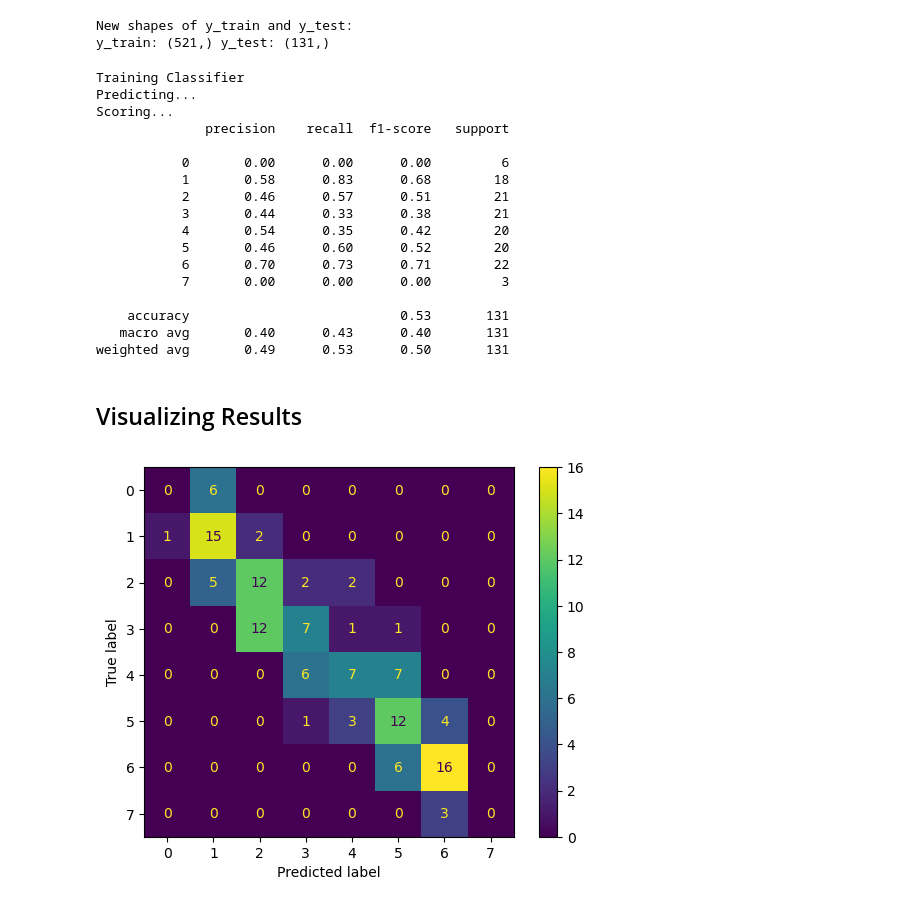
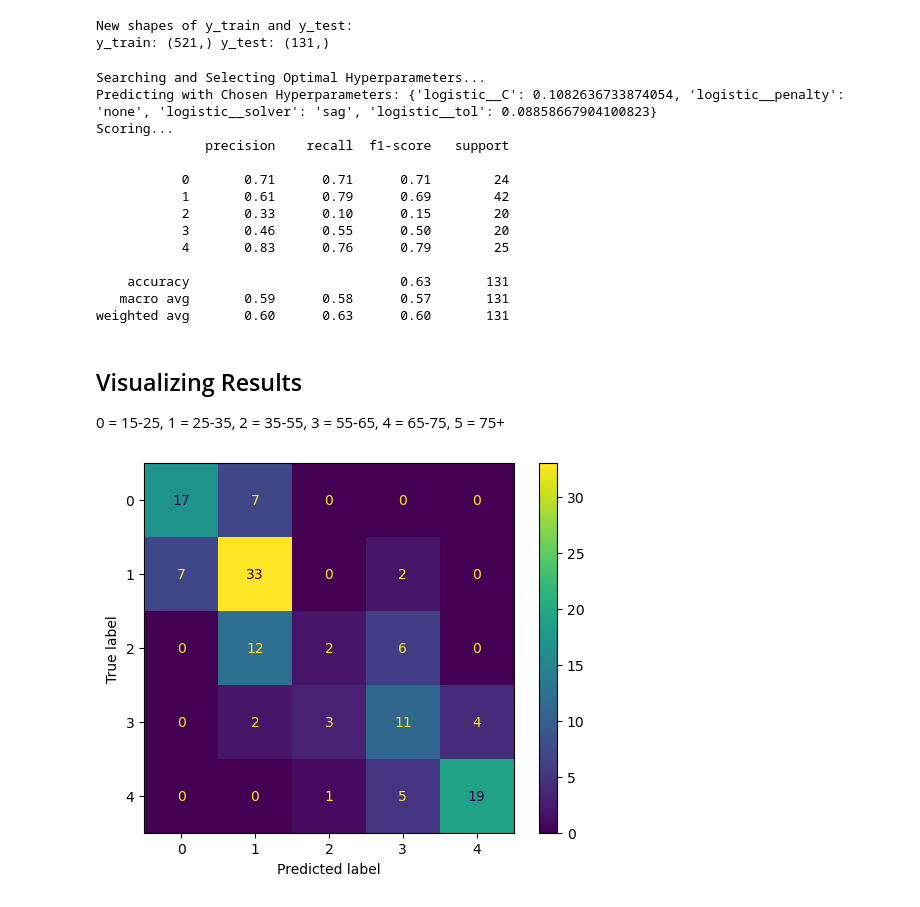
Before and after one commit to MaxMascini/Neural-Nexus-Ninjas, a Jupyter notebook: code/ML Classification.ipynb, the cells around one changed output. Cells and saved outputs as stored; diff of their text form; code cells hidden in the pictures.

```diff
--- a/code/ML Classification.ipynb
+++ b/code/ML Classification.ipynb
@@ -73,8 +73,8 @@ plt.show()
 [figure]
 # %%
 # Age Binning
-    # 0 = 15-24, 1 = 25-34, 2 = 35-44, 3 = 45-54, 4 = 55-64, 5 = 65-74, 6 = 75-84, 7 = 85+
-bins = np.array([15, 25, 35, 45, 55, 65, 75, 85])
+    # 0 = 15-25, 1 = 25-35, 2 = 35-55, 3 = 55-65, 4 = 65-75, 5 = 75+
+bins = np.array([15, 35, 55, 65, 75])
 
 # Bin the age along the first axis of y
 y_binned = np.digitize(y[:,0], bins)
@@ -148,55 +139,61 @@ y_train: (521,) y_test: (131,)
 # %%
 # Making scaler, classifier, and cross-validation objects
 scaler = StandardScaler()
-log_reg = LogisticRegression(max_iter=10000, tol=0.1, multi_class='auto') # Hyperparameters to be tuned
+log_reg = LogisticRegression() # max_iter=10000, tol=0.1, multi_class='auto'
 cv = StratifiedKFold(n_splits=10, shuffle=True, random_state=42)
 
-# Making a pipeline
+# Hyperparameter grid for GridSearchCV
+grid={'logistic__C':np.logspace(-4, 4, 30),
+      'logistic__penalty':['l2','none'],
+      'logistic__tol':np.logspace(-4, 4, 20),
+      'logistic__solver': ['newton-cg', 'lbfgs', 'sag', 'saga']
+      }
+
+# Making pipeline object to be used in GridSearchCV
 clf = Pipeline([('Scaler', scaler),
                 ('logistic', log_reg)
                 ])
 
-# Hyperparameter tuning
-cv_cv = cross_validate(clf, X_train, y_train,
-                        cv=cv,
- #                       scoring=scoring,
-                        return_train_score=True, # Determines if Training scores are included in .cv_results_
-                        n_jobs=-1, # -1 uses all processors
-                        )
+# making GridSearchCV object
+clf_gs = GridSearchCV(clf,
+                      grid,
+                      cv=cv,
+                      scoring='balanced_accuracy',
+                      n_jobs=-1)
 
-print('Training Classifier')
-clf = clf.fit(X_train, y_train)
 
-print('Predicting...')
-y_pred = clf.predict(X_test)
+# Fit the GridSearchCV object to the training data
+print('Searching and Selecting Optimal Hyperparameters...')
+clf_gs.fit(X_train, y_train)
+
+print(f'Predicting with Chosen Hyperparameters: {clf_gs.best_params_}')
+y_pred = clf_gs.best_estimator_.predict(X_test)
 
 print('Scoring...')
 print(classification_report(y_test, y_pred))
 # %% [output]
-Training Classifier
-Predicting...
+Searching and Selecting Optimal Hyperparameters...
+Predicting with Chosen Hyperparameters: {'logistic__C': 0.1082636733874054, 'logistic__penalty': 'none', 'logistic__solver': 'sag', 'logistic__tol': 0.08858667904100823}
 Scoring...
               precision    recall  f1-score   support
 
-           0       0.00      0.00      0.00         6
-           1       0.58      0.83      0.68        18
-           2       0.46      0.57      0.51        21
-           3       0.44      0.33      0.38        21
-           4       0.54      0.35      0.42        20
-           5       0.46      0.60      0.52        20
-           6       0.70      0.73      0.71        22
-           7       0.00      0.00      0.00         3
+           0       0.71      0.71      0.71        24
+           1       0.61      0.79      0.69        42
+           2       0.33      0.10      0.15        20
+           3       0.46      0.55      0.50        20
+           4       0.83      0.76      0.79        25
 
-    accuracy                           0.53       131
-   macro avg       0.40      0.43      0.40       131
-weighted avg       0.49      0.53      0.50       131
+    accuracy                           0.63       131
+   macro avg       0.59      0.58      0.57       131
+weighted avg       0.60      0.63      0.60       131
-# %% [markdown]
-## Visualizing Results
+# %% [markdown]
+## Visualizing Results
+0 = 15-25, 1 = 25-35, 2 = 35-55, 3 = 55-65, 4 = 65-75, 5 = 75+
 # %%
 # Confusion Matrix Generation and Visualization
-cm = confusion_matrix(y_test, y_pred, labels=clf.classes_)
-cmd = ConfusionMatrixDisplay(confusion_matrix=cm, display_labels=clf.classes_)
+cm = confusion_matrix(y_test, y_pred, labels=clf_gs.classes_)
+cmd = ConfusionMatrixDisplay(confusion_matrix=cm, display_labels=clf_gs.classes_)
 cmd.plot()
 plt.show()
 # %% [output]
-[figure, old version]
+[figure, new version]
```
Also changed, not shown: parts of 2 cells of this notebook.
